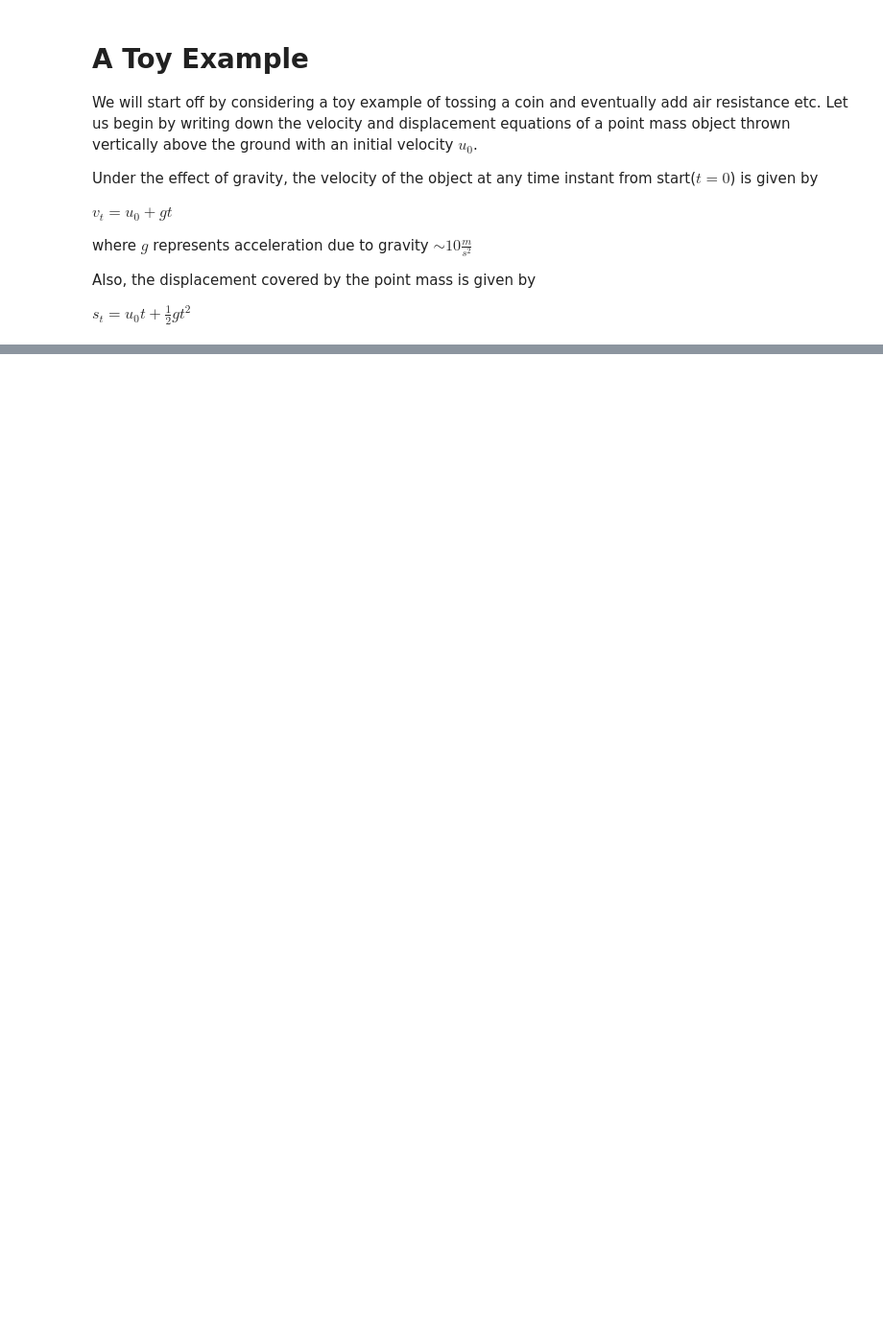
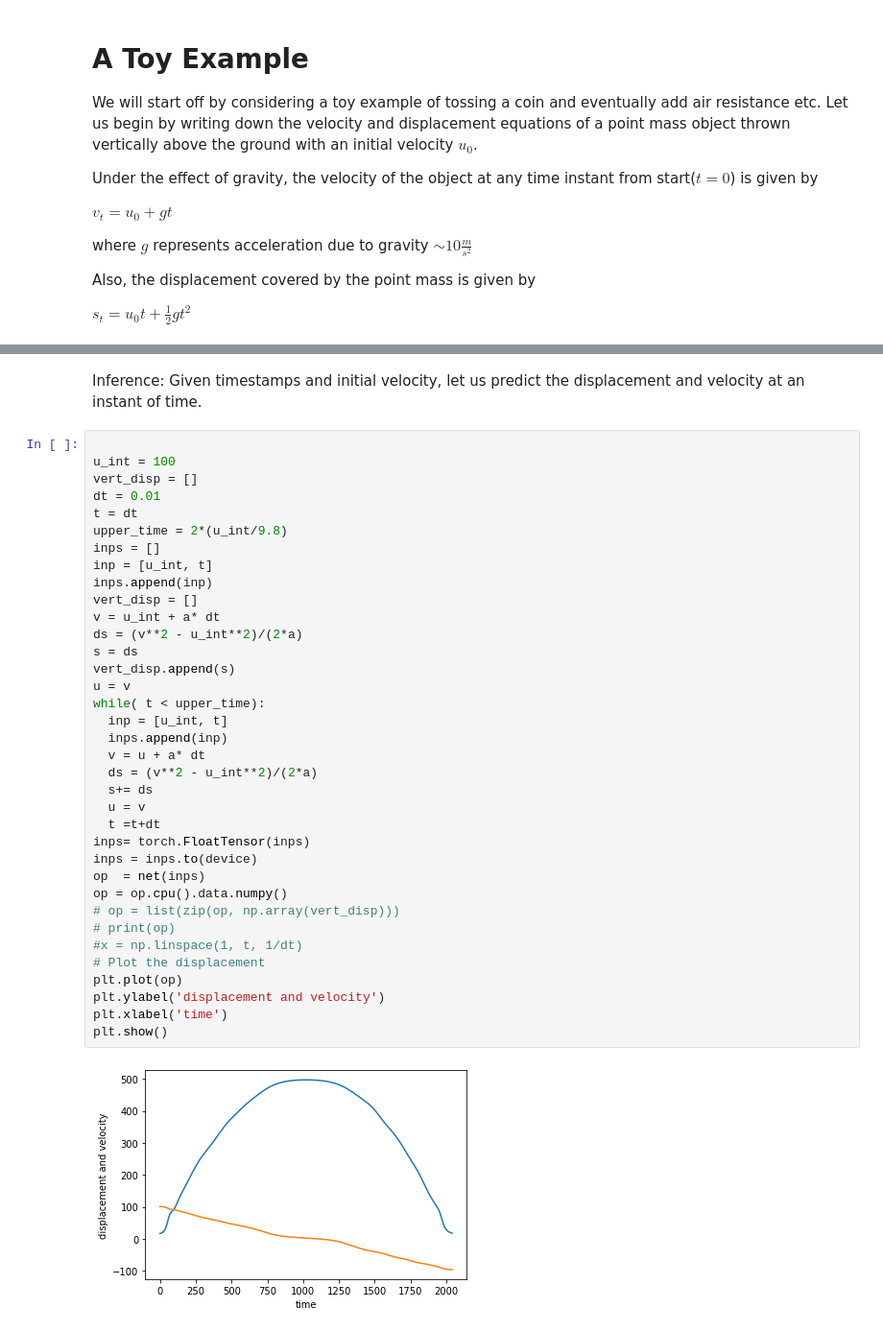
Before and after one commit to srinath2022/physics-based-DL, a Jupyter notebook: toyexample.ipynb, the cells around one changed output, grey strips where cells are left out. Shown: that part at 96% size. Saved outputs shown, nothing was run; the diff lists cells and outputs as text; blank space fills up the shorter version.

```diff
--- a/toyexample.ipynb
+++ b/toyexample.ipynb
@@ -53,0 +182,40 @@ plt.show()
+# %% [markdown]
+Inference: Given timestamps and initial velocity, let us predict the displacement and velocity at an instant of time.
+# %%
+
+u_int = 100
+vert_disp = []
+dt = 0.01
+t = dt
+upper_time = 2*(u_int/9.8)
+inps = []
+inp = [u_int, t]
+inps.append(inp)
+vert_disp = []
+v = u_int + a* dt
+ds = (v**2 - u_int**2)/(2*a)
+s = ds
+vert_disp.append(s)
+u = v
+while( t < upper_time):
+  inp = [u_int, t]
+  inps.append(inp)
+  v = u + a* dt
+  ds = (v**2 - u_int**2)/(2*a)
+  s+= ds
+  u = v
+  t =t+dt
+inps= torch.FloatTensor(inps)
+inps = inps.to(device)
+op  = net(inps)
+op = op.cpu().data.numpy()
+# op = list(zip(op, np.array(vert_disp)))
+# print(op)
+#x = np.linspace(1, t, 1/dt)
+# Plot the displacement
+plt.plot(op)
+plt.ylabel('displacement and velocity')
+plt.xlabel('time')
+plt.show()
+# %% [output]
+[figure, added]
```
Also changed, not shown: parts of 7 cells of this notebook.
